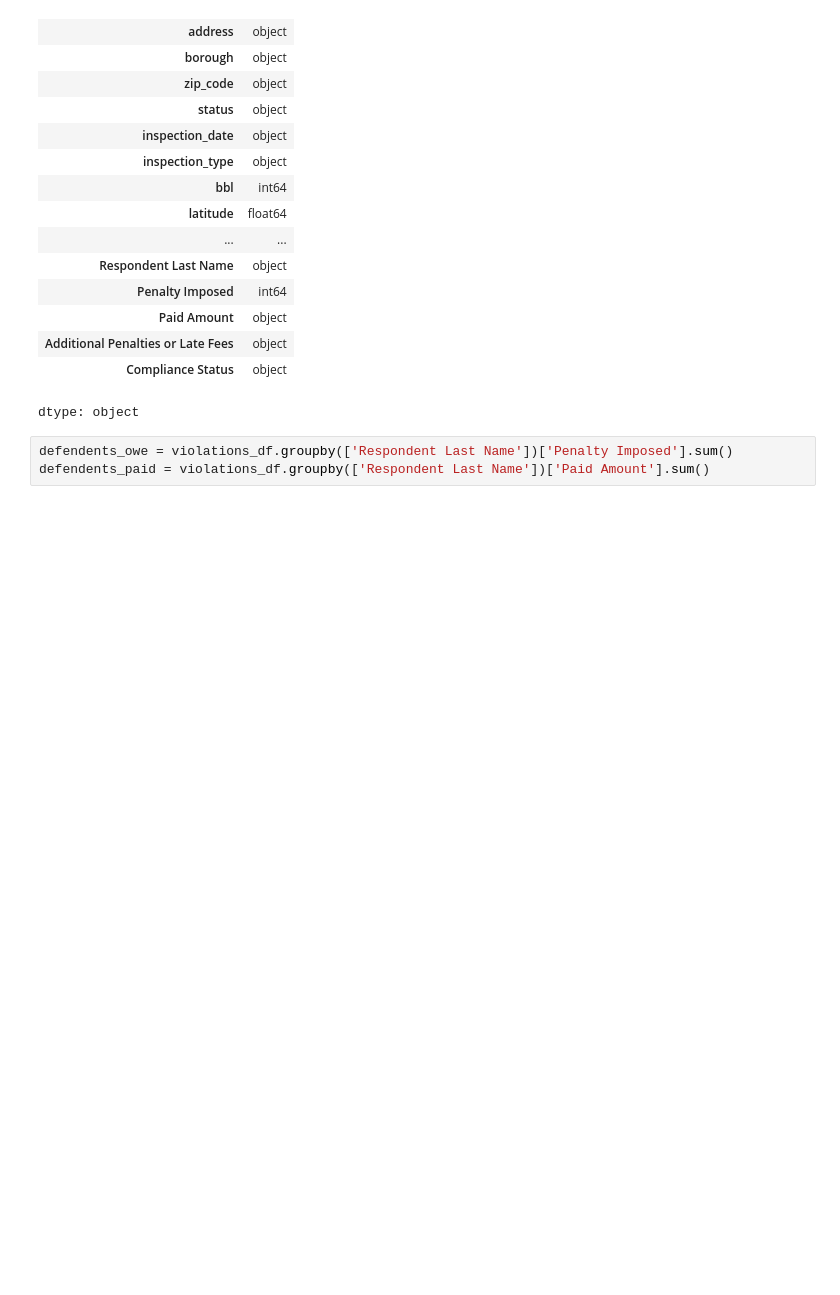
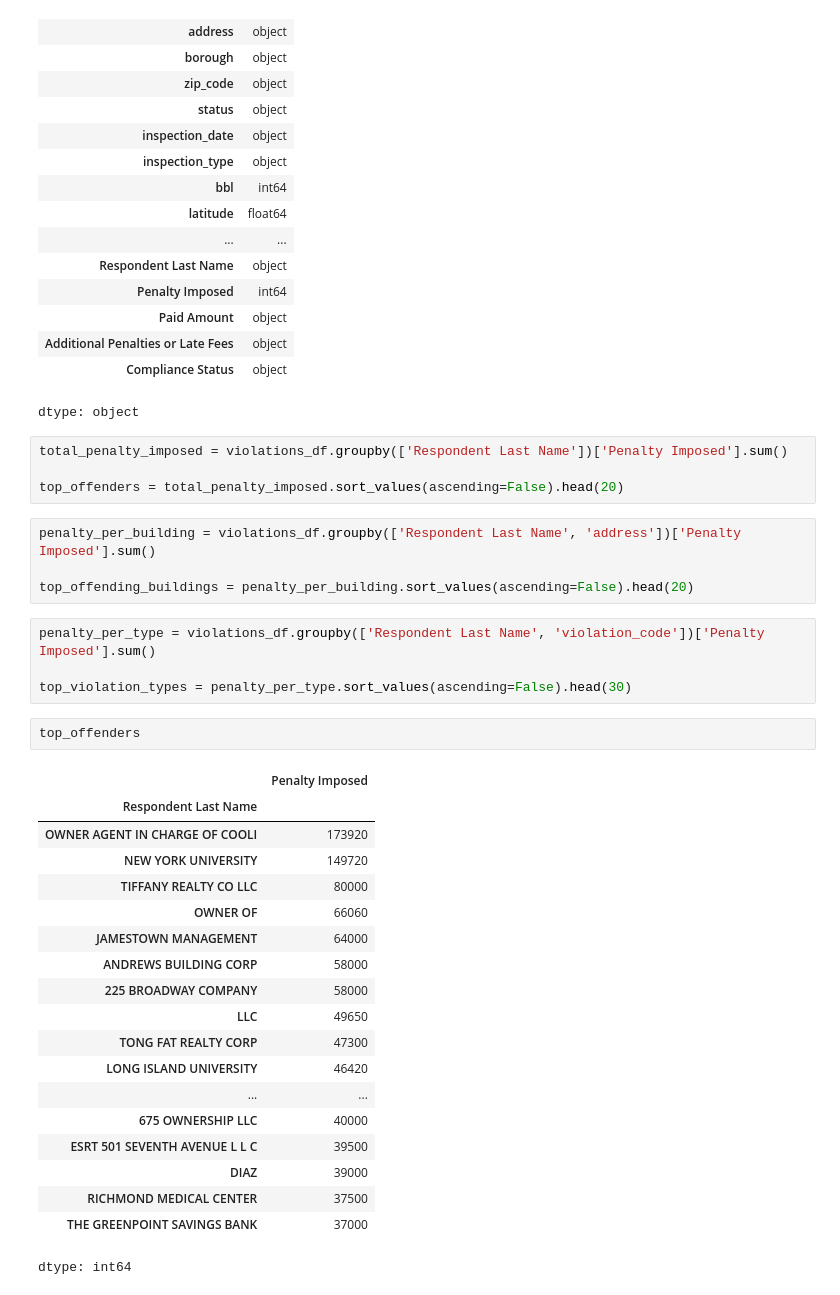
Before and after one commit to bigbirdjones/laguardia_data_analytics, a Jupyter notebook: NYC_Cooling_Tower_System_Inspection_Results_EDA.ipynb, the cells around one changed output. Cells and saved outputs as stored; diff of their text form; blank space fills up the shorter version.

```diff
--- a/NYC_Cooling_Tower_System_Inspection_Results_EDA.ipynb
+++ b/NYC_Cooling_Tower_System_Inspection_Results_EDA.ipynb
@@ -241,5 +248,36 @@ violations_df.dtypes
 | Compliance Status | object |
 dtype: object
 # %%
-defendents_owe = violations_df.groupby(['Respondent Last Name'])['Penalty Imposed'].sum()
-defendents_paid = violations_df.groupby(['Respondent Last Name'])['Paid Amount'].sum()
+total_penalty_imposed = violations_df.groupby(['Respondent Last Name'])['Penalty Imposed'].sum()
+
+top_offenders = total_penalty_imposed.sort_values(ascending=False).head(20)
+# %%
+penalty_per_building = violations_df.groupby(['Respondent Last Name', 'address'])['Penalty Imposed'].sum()
+
+top_offending_buildings = penalty_per_building.sort_values(ascending=False).head(20)
+# %%
+penalty_per_type = violations_df.groupby(['Respondent Last Name', 'violation_code'])['Penalty Imposed'].sum()
+
+top_violation_types = penalty_per_type.sort_values(ascending=False).head(30)
+# %%
+top_offenders
+# %% [output]
+|  | Penalty Imposed |
+| Respondent Last Name |  |
+| OWNER AGENT IN CHARGE OF COOLI | 173920 |
+| NEW YORK UNIVERSITY | 149720 |
+| TIFFANY REALTY CO LLC | 80000 |
+| OWNER OF | 66060 |
+| JAMESTOWN MANAGEMENT | 64000 |
+| ANDREWS BUILDING CORP | 58000 |
+| 225 BROADWAY COMPANY | 58000 |
+| LLC | 49650 |
+| TONG FAT REALTY CORP | 47300 |
+| LONG ISLAND UNIVERSITY | 46420 |
+| ... | ... |
+| 675 OWNERSHIP LLC | 40000 |
+| ESRT 501 SEVENTH AVENUE L L C | 39500 |
+| DIAZ | 39000 |
+| RICHMOND MEDICAL CENTER | 37500 |
+| THE GREENPOINT SAVINGS BANK | 37000 |
+dtype: int64
```
Also changed, not shown: parts of 15 cells of this notebook.
